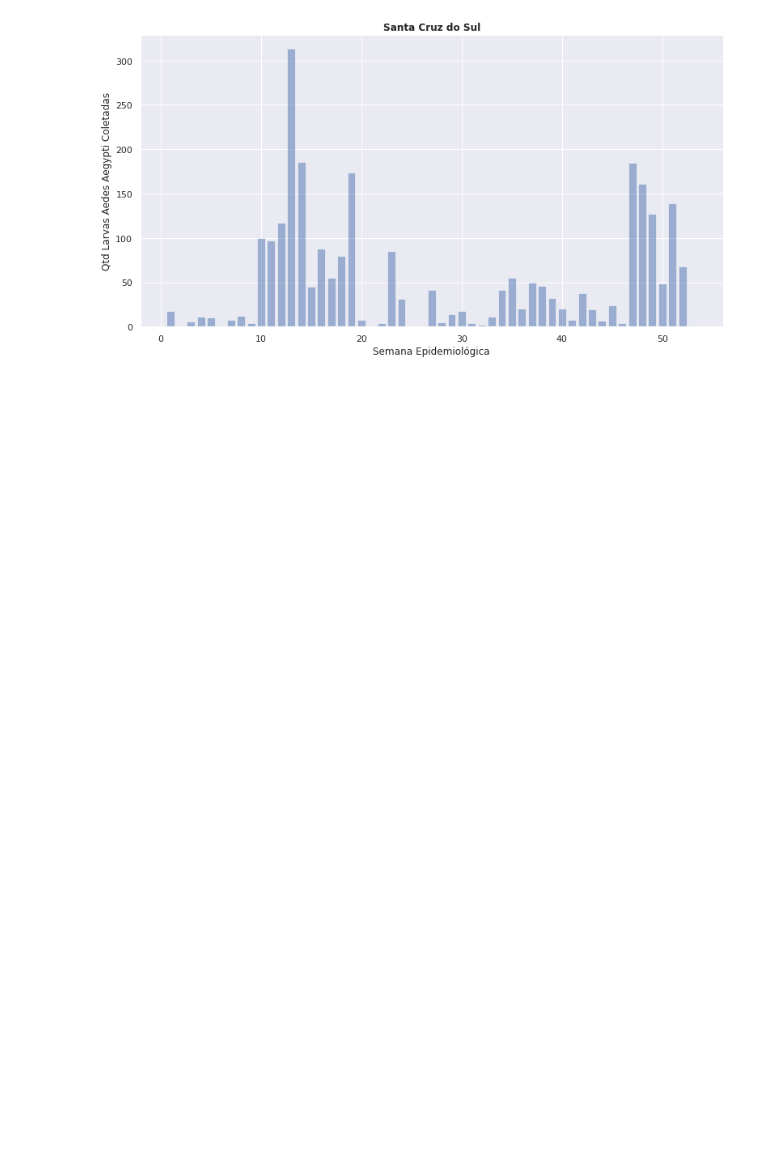
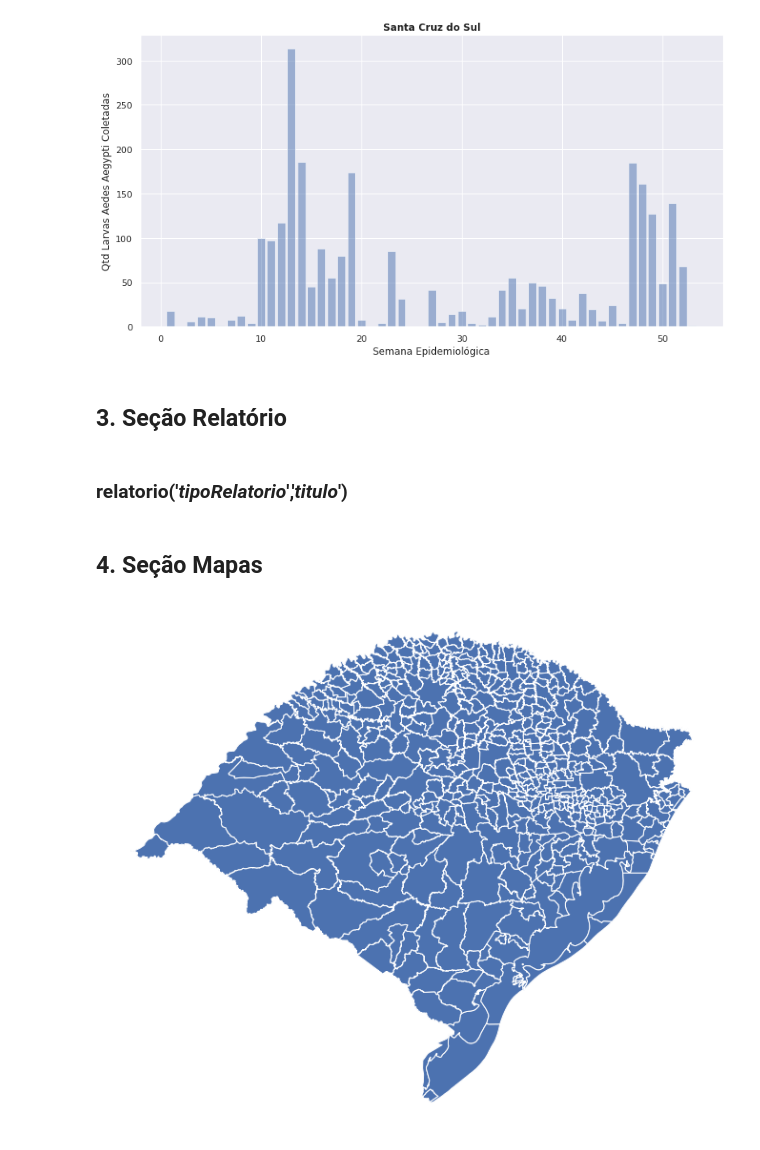
Before and after one commit to luiscasseres/PrjFrameworkDengue, a Jupyter notebook: Trabalho Final Programacao.ipynb, the cells around one changed output. Saved outputs shown, nothing was run; the diff lists cells and outputs as text; code cells hidden in the pictures; blank space fills up the shorter version.

```diff
--- a/Trabalho Final Programacao.ipynb
+++ b/Trabalho Final Programacao.ipynb
@@ -69,5 +91,17 @@ grafico.larvasBairros('SANTA CRUZ DO SUL')
 grafico.larvasMunicipio('SANTA CRUZ DO SUL')
 # %% [output]
 [figure]
+# %% [markdown]
+## 3. Seção Relatório
+# %% [markdown]
+### relatorio('<i>tipoRelatorio</i>','<i>titulo</i>')
 # %%
 grafico.relatorio('simplificado', 'Boletim Diario')
+# %% [markdown]
+## 4. Seção Mapas
+# %%
+mapas = grafico.acompanhamentoMapas()
+# %%
+mapas.mapaRs(mapas.dadosMapa())
+# %% [output]
+[figure, added]
```
Also changed, not shown: parts of 19 cells of this notebook.
